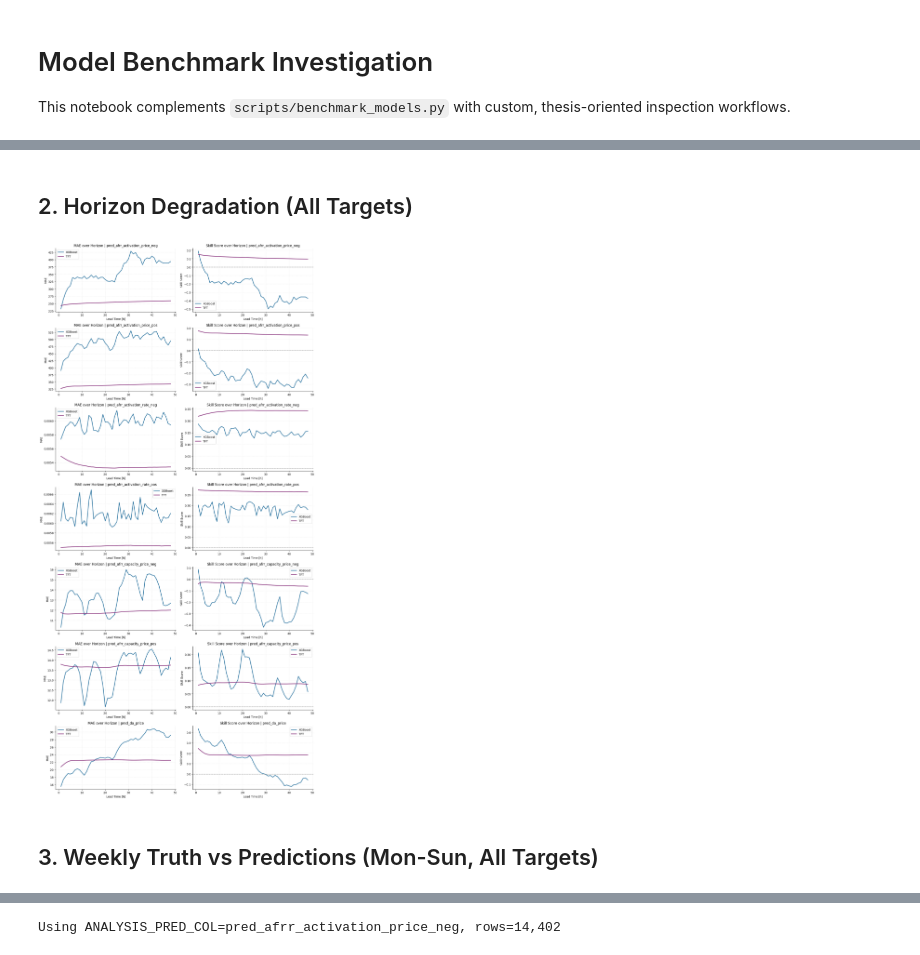
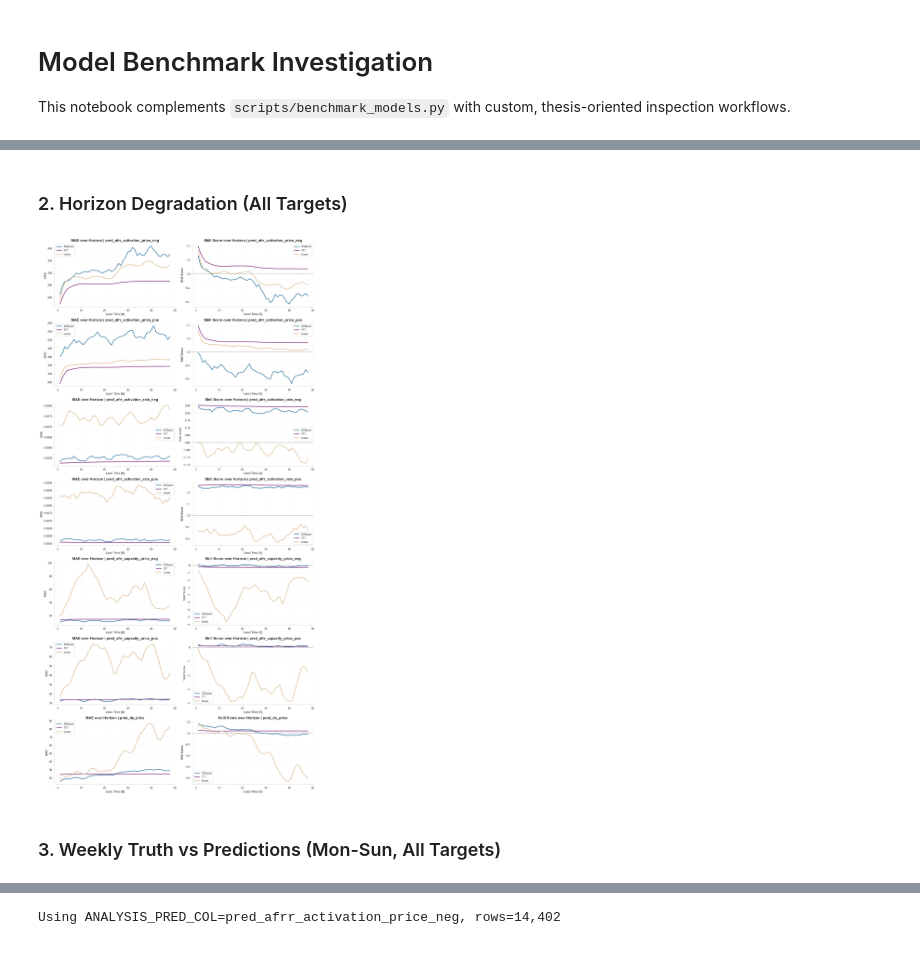
Before and after one commit to lgiesen/energy_trading, a Jupyter notebook: notebooks/benchmark_investigation.ipynb, the cells around one changed output, grey strips where cells are left out. Cells and saved outputs as stored; diff of their text form; code cells hidden in the pictures.

```diff
--- a/notebooks/benchmark_investigation.ipynb
+++ b/notebooks/benchmark_investigation.ipynb
@@ -218,41 +323,58 @@ summary_df
 # %% [markdown]
-## 2. Horizon Degradation (All Targets)
+### 2. Horizon Degradation (All Targets)
 # %%
 import math
+
+def _plot_horizon_series(ax, df: pd.DataFrame, x_col: str, y_col: str, *, label: str, color: str, linewidth: float = 2.0):
+    x = pd.to_numeric(df[x_col], errors="coerce")
+    y = pd.to_numeric(df[y_col], errors="coerce")
+    m = x.notna() & y.notna()
+    xs = x[m].to_numpy()
+    ys = y[m].to_numpy()
+    if len(xs) == 0:
+        return
+    if len(xs) == 1:
+        # Linear baseline often has only lead=1; show explicit marker so it is visible.
+        ax.plot(xs, ys, label=label, color=color, linewidth=linewidth, marker="o", markersize=6)
+    else:
+        ax.plot(xs, ys, label=label, color=color, linewidth=linewidth)
 
 fig, axes = plt.subplots(len(COMMON_PRED_COLS), 2, figsize=(14, 4 * len(COMMON_PRED_COLS)), squeeze=False)
 
 for r, pred_col in enumerate(COMMON_PRED_COLS):
     xgb_lead = compute_metrics_by_lead_for_model(pred_col, RUN_DIR_XGB, MODEL_KEY_XGB)
     tft_lead = compute_metrics_by_lead_for_model(pred_col, RUN_DIR_TFT, MODEL_KEY_TFT)
+    lin_lead = compute_metrics_by_lead_for_model(pred_col, RUN_DIR_LINEAR, MODEL_KEY_LINEAR)
 
-    if xgb_lead.empty or tft_lead.empty:
+    if xgb_lead.empty or tft_lead.empty or lin_lead.empty:
         axes[r, 0].text(0.5, 0.5, f"missing lead metrics for {pred_col}", ha="center")
         axes[r, 1].text(0.5, 0.5, f"missing lead metrics for {pred_col}", ha="center")
         continue
 
     ax0 = axes[r, 0]
-    ax0.plot(xgb_lead["lead_time_h"], xgb_lead["mae"], label="XGBoost", color=THESIS_PALETTE["primary"], linewidth=2)
-    ax0.plot(tft_lead["lead_time_h"], tft_lead["mae"], label="TFT", color=THESIS_PALETTE["tertiary"], linewidth=2)
+    _plot_horizon_series(ax0, xgb_lead, "lead_time_h", "mae", label="XGBoost", color=THESIS_PALETTE["primary"])
+    _plot_horizon_series(ax0, tft_lead, "lead_time_h", "mae", label="TFT", color=THESIS_PALETTE["tertiary"])
+    _plot_horizon_series(ax0, lin_lead, "lead_time_h", "mae", label="Linear", color=THESIS_PALETTE["secondary"])
     ax0.set_title(f"MAE over Horizon | {pred_col}")
     ax0.set_xlabel("Lead Time [h]")
     ax0.set_ylabel("MAE")
     ax0.legend()
 
     ax1 = axes[r, 1]
-    if "skill_score_mae" in xgb_lead.columns and "skill_score_mae" in tft_lead.columns:
-        ax1.plot(xgb_lead["lead_time_h"], xgb_lead["skill_score_mae"], label="XGBoost", color=THESIS_PALETTE["primary"], linewidth=2)
-        ax1.plot(tft_lead["lead_time_h"], tft_lead["skill_score_mae"], label="TFT", color=THESIS_PALETTE["tertiary"], linewidth=2)
+    if "skill_score_mae" in xgb_lead.columns and "skill_score_mae" in tft_lead.columns and "skill_score_mae" in lin_lead.columns:
+        _plot_horizon_series(ax1, xgb_lead, "lead_time_h", "skill_score_mae", label="XGBoost", color=THESIS_PALETTE["primary"])
+        _plot_horizon_series(ax1, tft_lead, "lead_time_h", "skill_score_mae", label="TFT", color=THESIS_PALETTE["tertiary"])
+        _plot_horizon_series(ax1, lin_lead, "lead_time_h", "skill_score_mae", label="Linear", color=THESIS_PALETTE["secondary"])
         ax1.axhline(0.0, color="#666", linestyle="--", linewidth=1)
     else:
         ax1.text(0.5, 0.5, "skill_score_mae missing", ha="center")
     ax1.set_title(f"Skill Score over Horizon | {pred_col}")
     ax1.set_xlabel("Lead Time [h]")
     ax1.set_ylabel("Skill Score")
     ax1.legend()
 
 plt.tight_layout()
 # %% [output]
-[figure, old version]
+[figure, new version]
 # %% [markdown]
-## 3. Weekly Truth vs Predictions (Mon-Sun, All Targets)
+### 3. Weekly Truth vs Predictions (Mon-Sun, All Targets)
```
Also changed, not shown: parts of 22 cells of this notebook, 43 other files.
